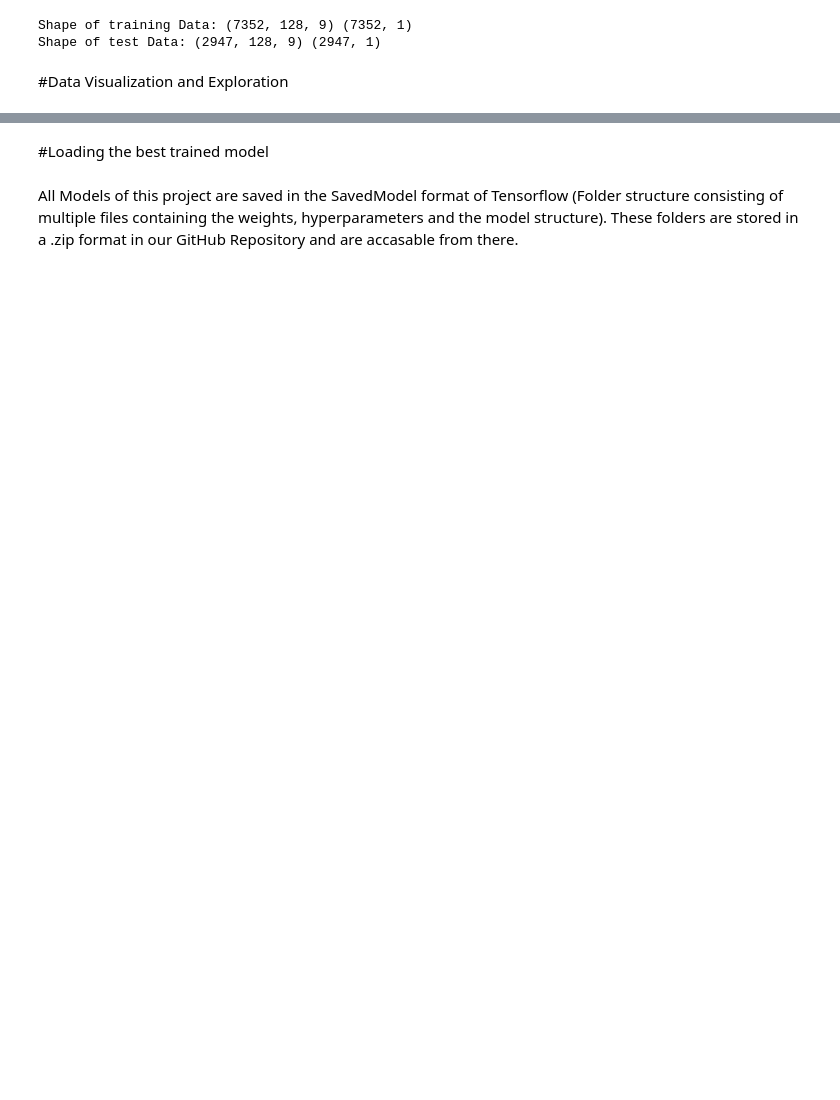
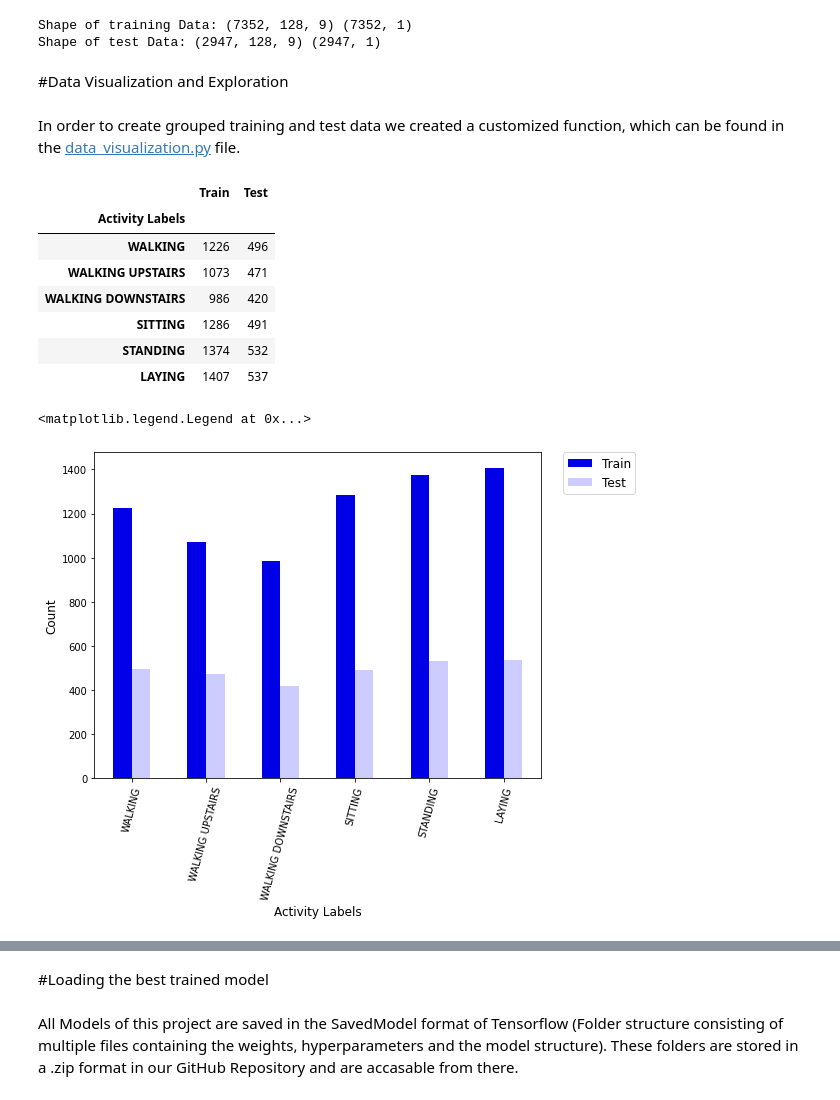
Before and after one commit to Entspannter/CrispCerebella, a Jupyter notebook: Colab_Demo.ipynb, the cells around one changed output, grey strips where cells are left out. Cells and saved outputs as stored; diff of their text form; code cells hidden in the pictures; blank space fills up the shorter version.

```diff
--- a/Colab_Demo.ipynb
+++ b/Colab_Demo.ipynb
@@ -55,3 +56,32 @@ Shape of training Data: (7352, 128, 9) (7352, 1)
 Shape of test Data: (2947, 128, 9) (2947, 1)
 # %% [markdown]
 #Data Visualization and Exploration
+# %% [markdown]
+In order to create grouped training and test data we created a customized function, which can be found in the [data_visualization.py](https://github.com/Entspannter/CrispCerebella/blob/main/Code/data_visualization.py) file.
+# %%
+trainy_grouped = rows_by_class(trainy, False)
+
+testy_grouped = rows_by_class(testy, False)
+
+#visualize activity in both 'train' and 'test'
+all_grouped_dfs = pd.concat([trainy_grouped, testy_grouped], axis=1, join='inner')
+all_grouped_dfs.columns = ['Train','Test']
+all_grouped_dfs['Activity Labels'] = ['WALKING', 'WALKING UPSTAIRS', 'WALKING DOWNSTAIRS', 'SITTING', 'STANDING', 'LAYING']
+all_grouped_dfs.set_index(['Activity Labels'], inplace=True)
+display(all_grouped_dfs)
+ax = all_grouped_dfs.plot.bar(color = ('#0000e6', '#ccccff'), figsize=(8,6))
+plt.xticks(rotation=75)
+plt.ylabel("Count", fontsize=12)
+plt.xlabel('Activity Labels', fontsize=12)
+plt.legend(bbox_to_anchor=(1.05, 1), loc=2, borderaxespad=0., fontsize=12)
+# %% [output]
+|  | Train | Test |
+| Activity Labels |  |  |
+| WALKING | 1226 | 496 |
+| WALKING UPSTAIRS | 1073 | 471 |
+| WALKING DOWNSTAIRS | 986 | 420 |
+| SITTING | 1286 | 491 |
+| STANDING | 1374 | 532 |
+| LAYING | 1407 | 537 |
+<matplotlib.legend.Legend at 0x...>
+[figure, added]
```
Also changed, not shown: parts of 27 cells of this notebook.
